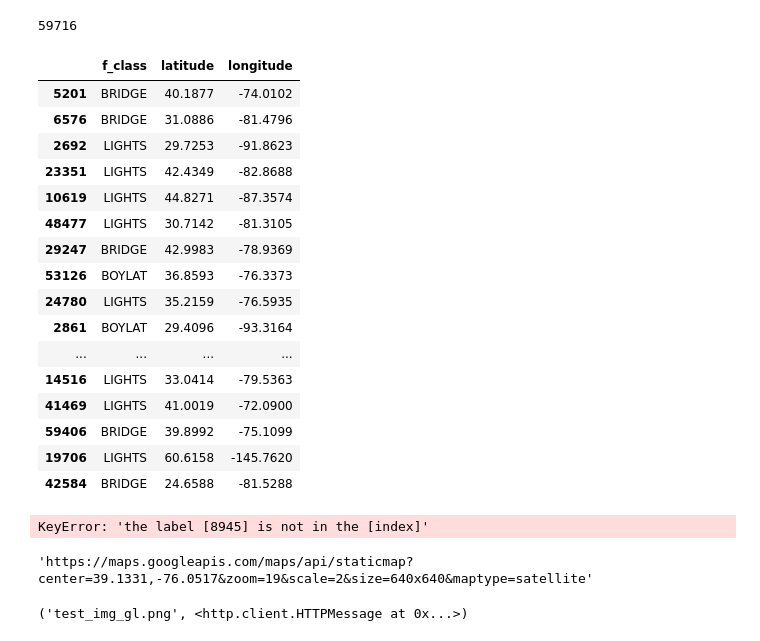
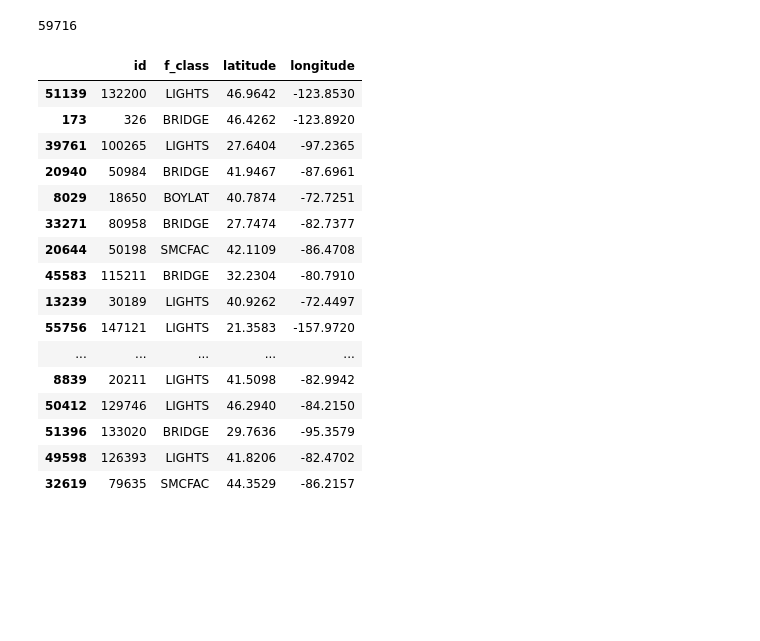
Before and after one commit to mauroc/gdal, a Jupyter notebook: get_images.ipynb, the cells around one changed output. Saved outputs shown, nothing was run; the diff lists cells and outputs as text; code cells hidden in the pictures; blank space fills up the shorter version.

```diff
--- a/get_images.ipynb
+++ b/get_images.ipynb
@@ -40,30 +59,23 @@ print(size)
 # %% [output]
 59716
 # %%
-a=np.random.randint(size, size = 20)
+sample = data.loc[ np.random.randint(size, size = 40), ['id', 'f_class','latitude','longitude']]
+sample
+# %% [output]
+|  | id | f_class | latitude | longitude |
+| 51139 | 132200 | LIGHTS | 46.9642 | -123.8530 |
+| 173 | 326 | BRIDGE | 46.4262 | -123.8920 |
+| 39761 | 100265 | LIGHTS | 27.6404 | -97.2365 |
+| 20940 | 50984 | BRIDGE | 41.9467 | -87.6961 |
+| 8029 | 18650 | BOYLAT | 40.7874 | -72.7251 |
+| 33271 | 80958 | BRIDGE | 27.7474 | -82.7377 |
+| 20644 | 50198 | SMCFAC | 42.1109 | -86.4708 |
+| 45583 | 115211 | BRIDGE | 32.2304 | -80.7910 |
+| 13239 | 30189 | LIGHTS | 40.9262 | -72.4497 |
+| 55756 | 147121 | LIGHTS | 21.3583 | -157.9720 |
+| ... | ... | ... | ... | ... |
+| 8839 | 20211 | LIGHTS | 41.5098 | -82.9942 |
+| 50412 | 129746 | LIGHTS | 46.2940 | -84.2150 |
+| 51396 | 133020 | BRIDGE | 29.7636 | -95.3579 |
+| 49598 | 126393 | LIGHTS | 41.8206 | -82.4702 |
+| 32619 | 79635 | SMCFAC | 44.3529 | -86.2157 |
-# %%
-sample = data.loc[ np.random.randint(size, size = 20), ['f_class','latitude','longitude']]
-sample
-# %% [output]
-|  | f_class | latitude | longitude |
-| 5201 | BRIDGE | 40.1877 | -74.0102 |
-| 6576 | BRIDGE | 31.0886 | -81.4796 |
-| 2692 | LIGHTS | 29.7253 | -91.8623 |
-| 23351 | LIGHTS | 42.4349 | -82.8688 |
-| 10619 | LIGHTS | 44.8271 | -87.3574 |
-| 48477 | LIGHTS | 30.7142 | -81.3105 |
-| 29247 | BRIDGE | 42.9983 | -78.9369 |
-| 53126 | BOYLAT | 36.8593 | -76.3373 |
-| 24780 | LIGHTS | 35.2159 | -76.5935 |
-| 2861 | BOYLAT | 29.4096 | -93.3164 |
-| ... | ... | ... | ... |
-| 14516 | LIGHTS | 33.0414 | -79.5363 |
-| 41469 | LIGHTS | 41.0019 | -72.0900 |
-| 59406 | BRIDGE | 39.8992 | -75.1099 |
-| 19706 | LIGHTS | 60.6158 | -145.7620 |
-| 42584 | BRIDGE | 24.6588 | -81.5288 |
-# %%
-klass, c_lat, c_lng = sample.loc[ 8945, ['f_class','latitude','longitude']]
-print(klass, c_lat, c_lng)
-# %% [output]
-KeyError: 'the label [8945] is not in the [index]'
@@ -89,15 +81,0 @@ e_lng = c_lng + d_lng
-# %%
-gmap_size = "%sx%s"%(Img_px_x, Img_px_y)
-url = "https://maps.googleapis.com/maps/api/staticmap?center=%s,%s&zoom=%s&scale=%s&size=%s&maptype=satellite"%(c_lat,c_lng,zoom, Gmap_scale, gmap_size )
-url
-# %% [output]
-'https://maps.googleapis.com/maps/api/staticmap?center=39.1331,-76.0517&zoom=19&scale=2&size=640x640&maptype=satellite'
-# %%
-file_name = 'test_img_gl.png'
-
-f = open(file_name,'wb')
-# urllib.request.urlretrieve("http://www.gunnerkrigg.com//comics/00000001.jpg", file_name)
-
-urllib.request.urlretrieve(url, file_name)
-# %% [output]
-('test_img_gl.png', <http.client.HTTPMessage at 0x...>)
```
Also changed, not shown: parts of 5 cells of this notebook, 2 other files.
